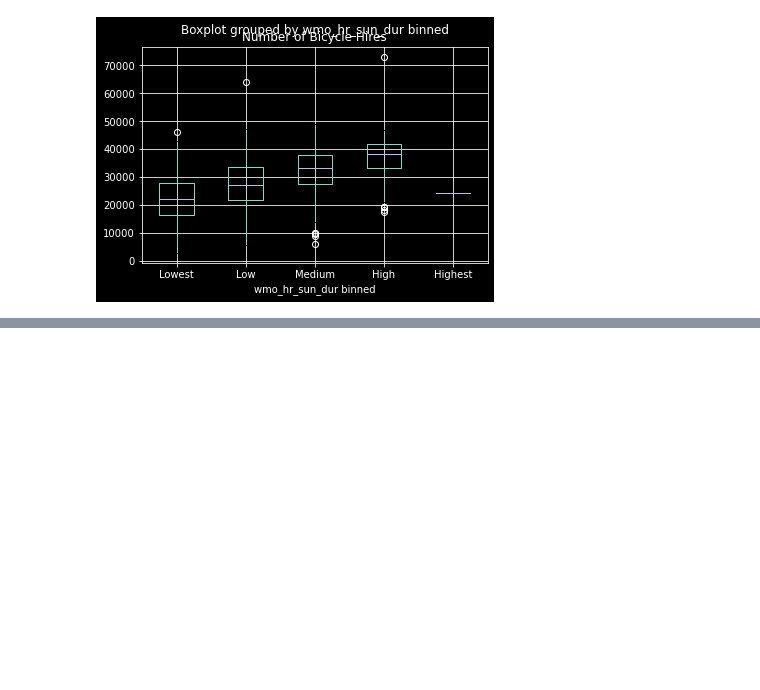
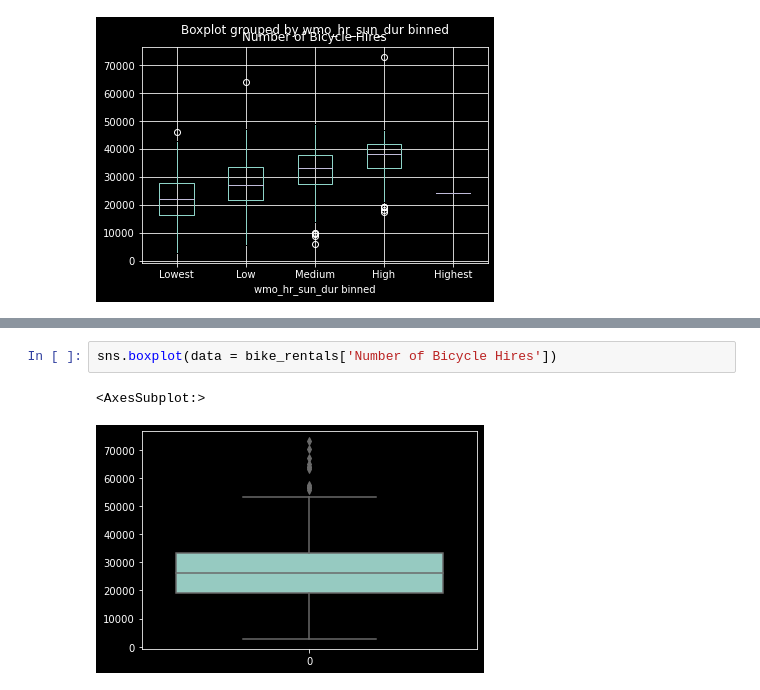
Before and after one commit to player1s/SocialDataWithTheBESTGroupEver, a Jupyter notebook: assignments/Project.ipynb, the cells around one changed output, grey strips where cells are left out. Drawn from its saved outputs; the diff is of its cells as text; blank space fills up the shorter version.

```diff
--- a/assignments/Project.ipynb
+++ b/assignments/Project.ipynb
@@ -599,0 +634,5 @@ for col in weatherBinned.columns:
+# %%
+sns.boxplot(data = bike_rentals['Number of Bicycle Hires'])
+# %% [output]
+<AxesSubplot:>
+[figure, added]
```
Also changed, not shown: parts of 35 cells of this notebook.
